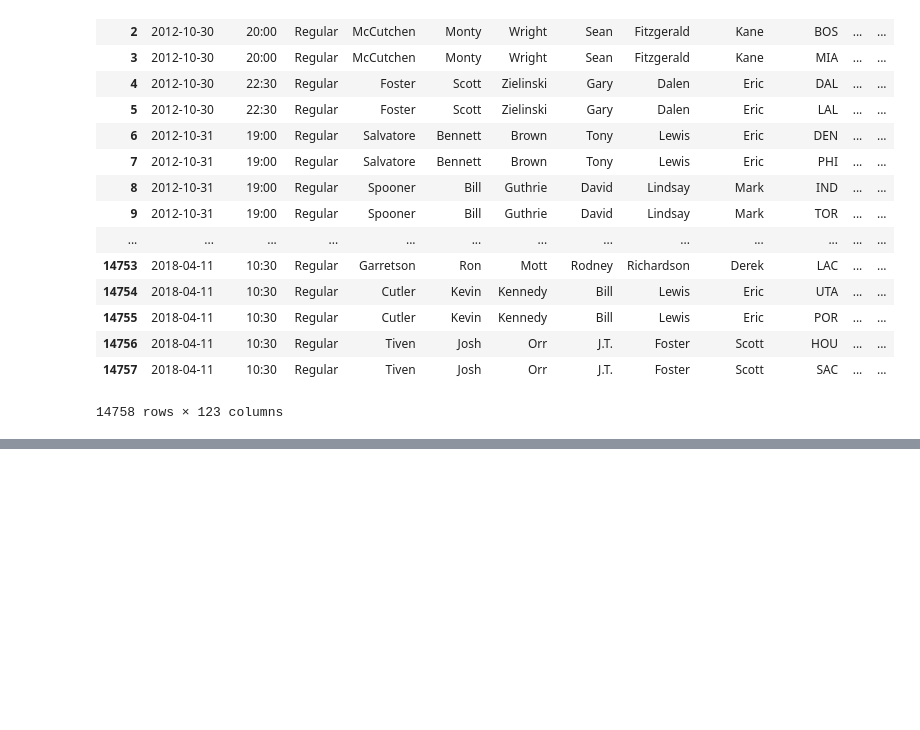
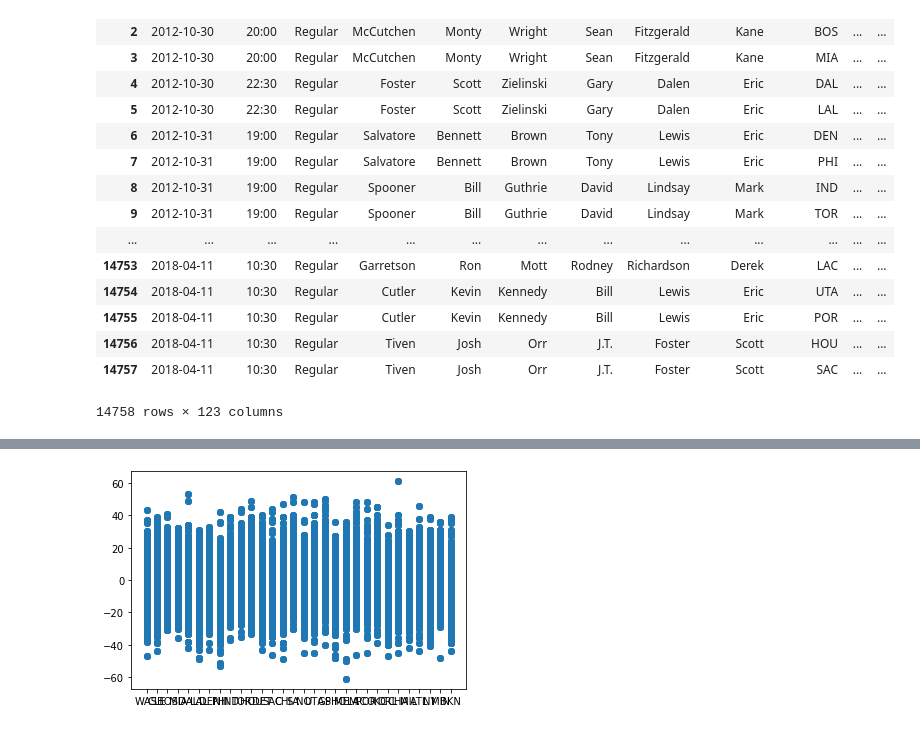
Before and after one commit to jjsahabu/NBA-Game-Predictor, a Jupyter notebook: Untitled.ipynb, the cells around one changed output, grey strips where cells are left out. Drawn from its saved outputs; the diff is of its cells as text; code cells hidden in the pictures; blank space fills up the shorter version.

Commit message:
added home vs away dataframe

```diff
--- a/Untitled.ipynb
+++ b/Untitled.ipynb
@@ -71,3 +71,8 @@ teamBox
 | 14756 | 2018-04-11 | 10:30 | Regular | Tiven | Josh | Orr | J.T. | Foster | Scott | HOU | ... | ... |
 | 14757 | 2018-04-11 | 10:30 | Regular | Tiven | Josh | Orr | J.T. | Foster | Scott | SAC | ... | ... |
 14758 rows × 123 columns
+# %%
+home_away = boxScore[['teamAbbr', 'opptAbbr', 'teamLoc', 'teamPTS', 'opptPTS']]
+ptDiff = list(home_away['teamPTS'] - home_away['opptPTS'])
+home_away['ptDiff'] = ptDiff
+home_away
@@ -73,0 +103,5 @@ teamBox
+# %%
+plt.scatter(home_away.teamAbbr, home_away.ptDiff)
+plt.show()
+# %% [output]
+[figure, added]
```
Also changed, not shown: parts of 2 cells of this notebook.
